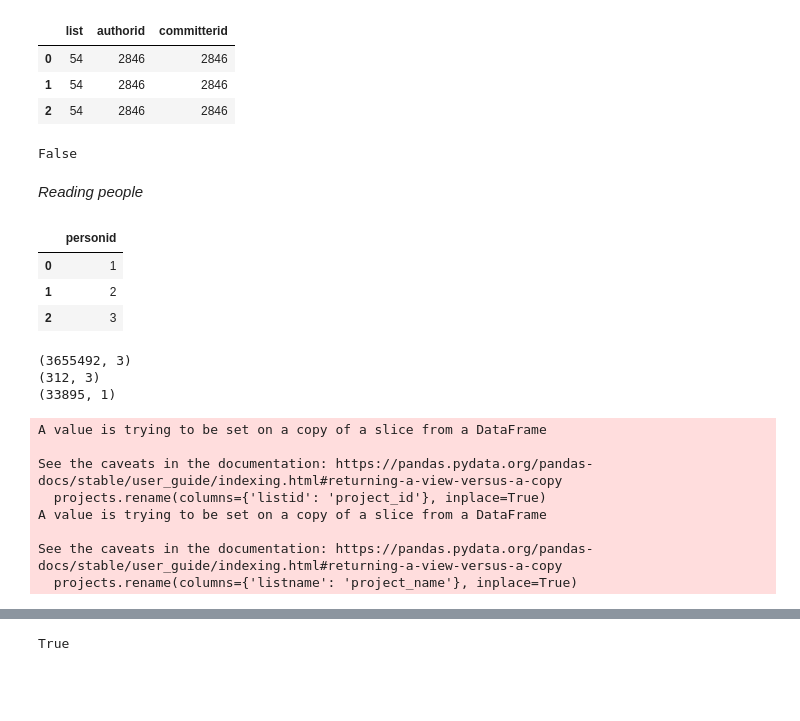
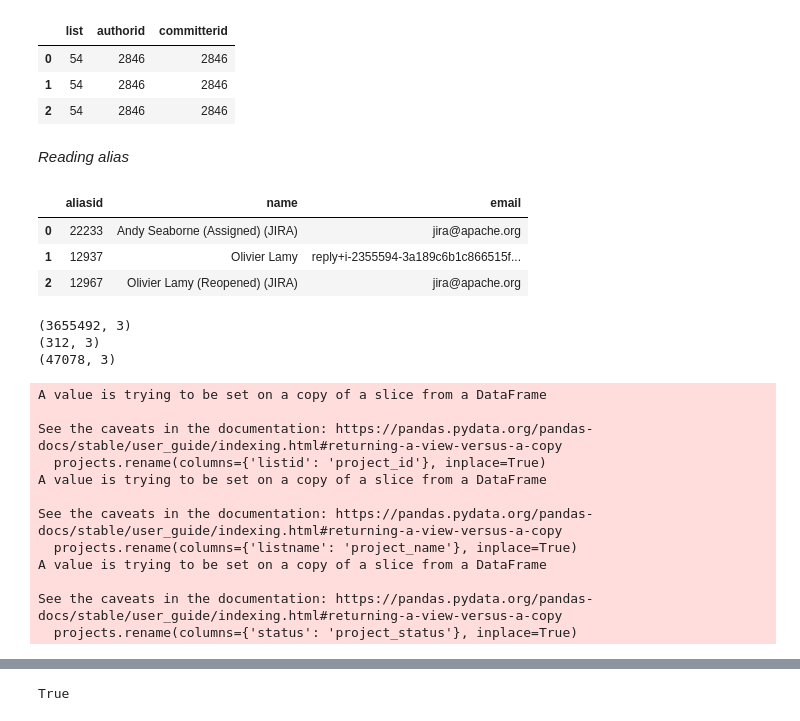
Before and after one commit to zanereis/ASFI-Merge-Behaviors, a Jupyter notebook: core_developers/2.preprocessing.ipynb, the cells around one changed output, grey strips where cells are left out. Saved outputs shown, nothing was run; the diff lists cells and outputs as text; code cells hidden in the pictures; blank space fills up the shorter version.

```diff
--- a/core_developers/2.preprocessing.ipynb
+++ b/core_developers/2.preprocessing.ipynb
@@ -5,6 +6,7 @@ import pandas as pd
 # %%
 # Load the CSV file
 lists = pd.read_csv("csvs/lists_2019_8.csv",encoding="ISO-8859-1")
-commits = pd.read_csv("csvs/commits_2019_8.csv",encoding="ISO-8859-1")
+commits = pd.read_csv("csvs/modified_commits_2019_8.csv",encoding="ISO-8859-1")
 people = pd.read_csv("csvs/people_2019_8.csv",encoding="ISO-8859-1")
 pr = pd.read_csv("csvs/pull-requests.csv",encoding="ISO-8859-1")
+alias=pd.read_csv("csvs/modified_aliases_2019_8.csv",encoding="ISO-8859-1")
@@ -43,12 +46,5 @@ com.head(3)
 | 0 | 54 | 2846 | 2846 |
 | 1 | 54 | 2846 | 2846 |
 | 2 | 54 | 2846 | 2846 |
-# %%
-# Check if a column contains NaN
-has_nan = com['committerid'].isna().any()
-
-print(has_nan)  # Output: True
-# %% [output]
-False
 # %% [markdown]
-*Reading people*
+*Reading alias*
@@ -57,21 +51,24 @@ person=people[['personid']]
+# %%
+devs=alias[['aliasid','name','email']]
 # %%
-person.head(3)
+devs.head(3)
 # %% [output]
-|  | personid |
-| 0 | 1 |
-| 1 | 2 |
-| 2 | 3 |
+|  | aliasid | name | email |
+| 0 | 22233 | Andy Seaborne (Assigned) (JIRA) | jira@apache.org |
+| 1 | 12937 | Olivier Lamy | reply+i-2355594-3a189c6b1c866515f... |
+| 2 | 12967 | Olivier Lamy (Reopened) (JIRA) | jira@apache.org |
 # %%
 print(com.shape)
 print(projects.shape)
-print(person.shape)
+print(devs.shape)
 # %% [output]
 (3655492, 3)
 (312, 3)
-(33895, 1)
+(47078, 3)
 # %%
 projects.rename(columns={'listid': 'project_id'}, inplace=True)
 projects.rename(columns={'listname': 'project_name'}, inplace=True)
+projects.rename(columns={'status': 'project_status'}, inplace=True)
 # %% [output]
 A value is trying to be set on a copy of a slice from a DataFrame
 
@@ -81,6 +78,10 @@ A value is trying to be set on a copy of a slice from a DataFrame
 
 See the caveats in the documentation: https://pandas.pydata.org/pandas-docs/stable/user_guide/indexing.html#returning-a-view-versus-a-copy
   projects.rename(columns={'listname': 'project_name'}, inplace=True)
+A value is trying to be set on a copy of a slice from a DataFrame
+
+See the caveats in the documentation: https://pandas.pydata.org/pandas-docs/stable/user_guide/indexing.html#returning-a-view-versus-a-copy
+  projects.rename(columns={'status': 'project_status'}, inplace=True)
 # %%
 projects.columns
 # %% [output]
```
Also changed, not shown: parts of 89 cells of this notebook, 3 other files.
